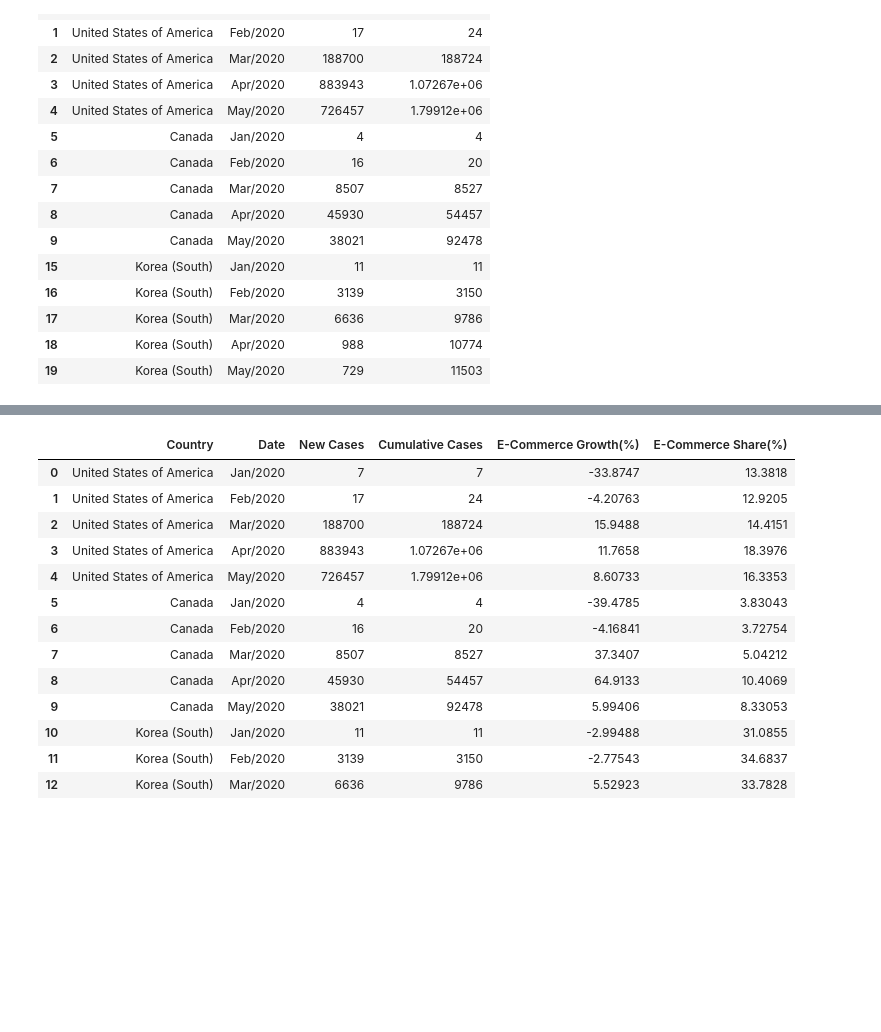
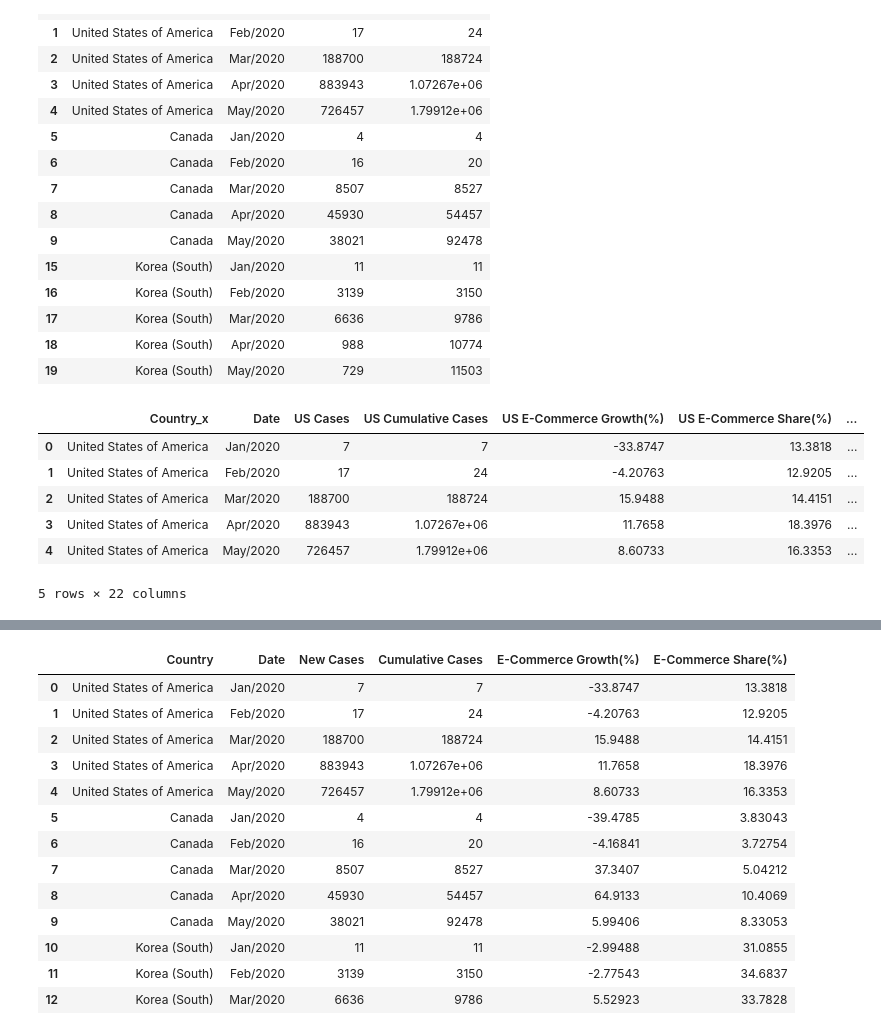
Before and after one commit to jeffhoffmanmba/Project1_eCommerce_Trends, a Jupyter notebook: Project.ipynb, the cells around one changed output, grey strips where cells are left out. Drawn from its saved outputs; the diff is of its cells as text; code cells hidden in the pictures; blank space fills up the shorter version.

```diff
--- a/Project.ipynb
+++ b/Project.ipynb
@@ -524,3 +524,27 @@ covid_sales_df
 | 17 | Korea (South) | Mar/2020 | 6636 | 9786 |
 | 18 | Korea (South) | Apr/2020 | 988 | 10774 |
 | 19 | Korea (South) | May/2020 | 729 | 11503 |
+# %%
+covid_sales_us = covid_sales_df.iloc[:5, :]
+covid_sales_ca = covid_sales_df.iloc[5:10, :]
+covid_sales_kr = covid_sales_df.iloc[10:15, :]
+
+covid_merge_df = pd.merge(covid_sales_us, covid_sales_ca, on = "Date")
+covid_merge_df = pd.merge(covid_merge_df, covid_sales_kr, on = "Date")
+covid_merge_df = covid_merge_df.rename(columns = {"New Cases_x":"US Cases", "New Cases_y":"CA Cases", "New Cases":"KR Cases",
+                                                  "Cumulative Cases_x":"US Cumulative Cases", "Cumulative Cases_y":"US Cumulative Cases",
+                                                  "Cumulative Cases":"KR Cumulative Cases", "E-Commerce Growth(%)_x":"US E-Commerce Growth(%)",
+                                                  "E-Commerce Growth(%)_y":"CA E-Commerce Growth(%)", "E-Commerce Growth(%)":"KR E-Commerce Growth(%)",
+                                                  "E-Commerce Share(%)_x":"US E-Commerce Share(%)", "E-Commerce Share(%)_y":"CA E-Commerce Share(%)",
+                                                  "E-Commerce Share(%)":"KR E-Commerce Share(%)", "New Cases per 100000_x":"US New Cases per 100k",
+                                                  "New Cases per 100000_y":"CA New Cases per 100k", "New Cases per 100000":"KR New Cases per 100k"})
+
+covid_merge_df
+# %% [output]
+|  | Country_x | Date | US Cases | US Cumulative Cases | US E-Commerce Growth(%) | US E-Commerce Share(%) | ... |
+| 0 | United States of America | Jan/2020 | 7 | 7 | -33.8747 | 13.3818 | ... |
+| 1 | United States of America | Feb/2020 | 17 | 24 | -4.20763 | 12.9205 | ... |
+| 2 | United States of America | Mar/2020 | 188700 | 188724 | 15.9488 | 14.4151 | ... |
+| 3 | United States of America | Apr/2020 | 883943 | 1.07267e+06 | 11.7658 | 18.3976 | ... |
+| 4 | United States of America | May/2020 | 726457 | 1.79912e+06 | 8.60733 | 16.3353 | ... |
+5 rows × 22 columns
```
Also changed, not shown: parts of 6 cells of this notebook, 6 other files.
